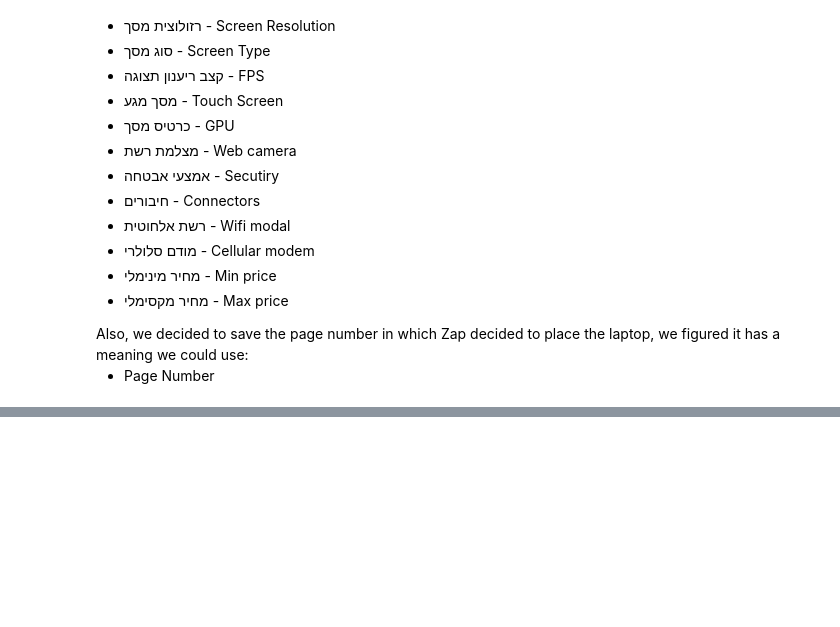
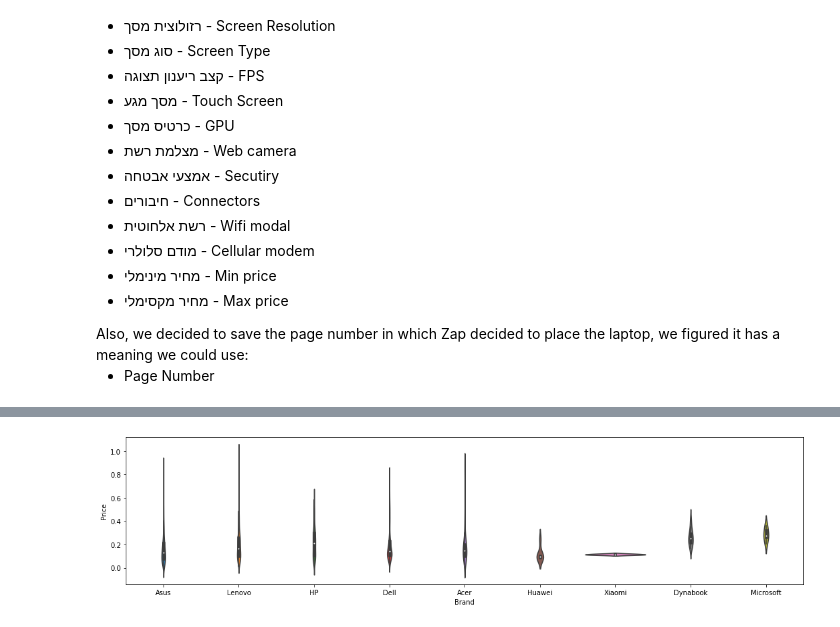
Before and after one commit to shayjr122/ZapDataScience, a Jupyter notebook: new_25_06.ipynb, the cells around one changed output, grey strips where cells are left out. Saved outputs shown, nothing was run; the diff lists cells and outputs as text; code cells hidden in the pictures; blank space fills up the shorter version.

```diff
--- a/new_25_06.ipynb
+++ b/new_25_06.ipynb
@@ -227,0 +537,8 @@ zap_data_crawl_all(BASE_URL, filename, page)
+# %%
+fig, ax = plt.subplots(figsize=(18, 4))
+fg = sns.violinplot(y="Price", x="Brand", data=laptops_eda, ax = ax)
+# sns.set_theme(style="whitegrid")
+
+plt.show()
+# %% [output]
+[figure, added]
```
Also changed, not shown: parts of 33 cells of this notebook, 5 other files.
